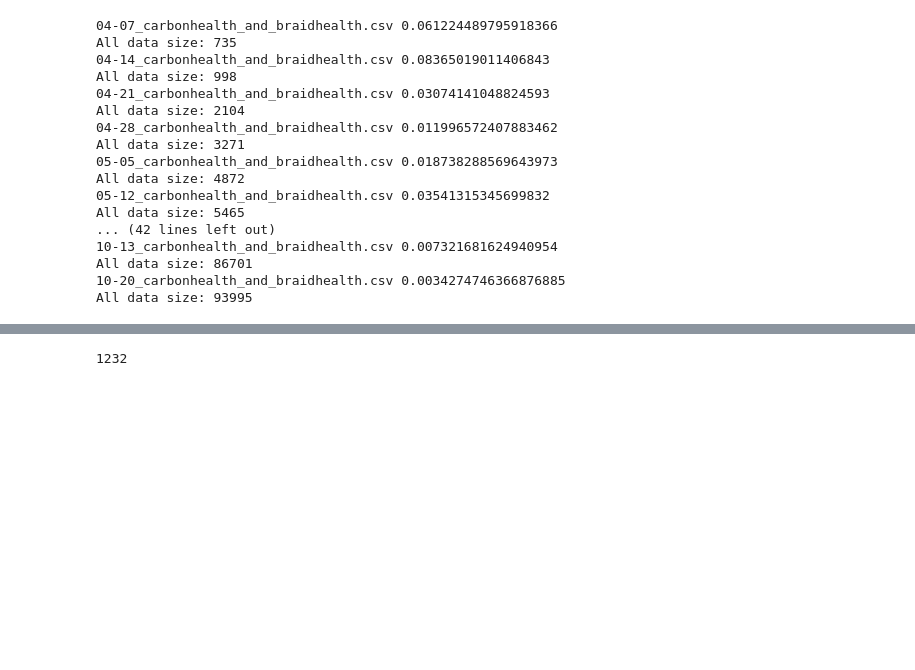
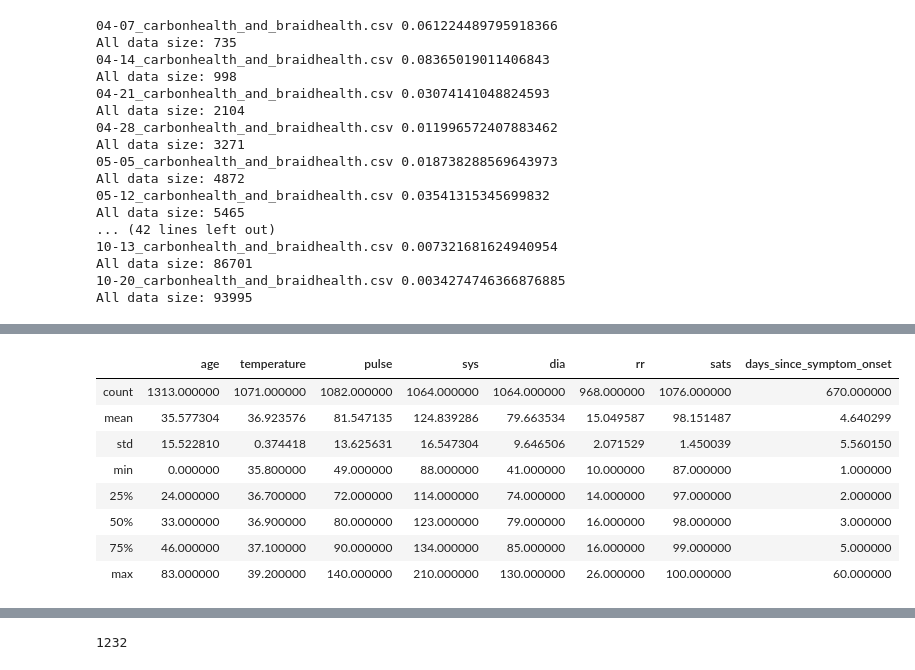
Before and after one commit to Sir-Slade/covidclinicaldata, a Jupyter notebook: notebooks/DataExploration_Jeshua.ipynb, the cells around one changed output, grey strips where cells are left out. Saved outputs shown, nothing was run; the diff lists cells and outputs as text; code cells hidden in the pictures; blank space fills up the shorter version.

```diff
--- a/notebooks/DataExploration_Jeshua.ipynb
+++ b/notebooks/DataExploration_Jeshua.ipynb
@@ -77,0 +164,4 @@ memory usage: 33.2+ MB
+# %%
+#Positive data info
+positive_data = all_data[all_data["covid19_test_results"] == "Positive"]
+positive_data.info()
@@ -118,0 +265,12 @@ dtype: int64
+# %%
+positive_data.describe()
+# %% [output]
+|  | age | temperature | pulse | sys | dia | rr | sats | days_since_symptom_onset |
+| count | 1313.000000 | 1071.000000 | 1082.000000 | 1064.000000 | 1064.000000 | 968.000000 | 1076.000000 | 670.000000 |
+| mean | 35.577304 | 36.923576 | 81.547135 | 124.839286 | 79.663534 | 15.049587 | 98.151487 | 4.640299 |
+| std | 15.522810 | 0.374418 | 13.625631 | 16.547304 | 9.646506 | 2.071529 | 1.450039 | 5.560150 |
+| min | 0.000000 | 35.800000 | 49.000000 | 88.000000 | 41.000000 | 10.000000 | 87.000000 | 1.000000 |
+| 25% | 24.000000 | 36.700000 | 72.000000 | 114.000000 | 74.000000 | 14.000000 | 97.000000 | 2.000000 |
+| 50% | 33.000000 | 36.900000 | 80.000000 | 123.000000 | 79.000000 | 16.000000 | 98.000000 | 3.000000 |
+| 75% | 46.000000 | 37.100000 | 90.000000 | 134.000000 | 85.000000 | 16.000000 | 99.000000 | 5.000000 |
+| max | 83.000000 | 39.200000 | 140.000000 | 210.000000 | 130.000000 | 26.000000 | 100.000000 | 60.000000 |
```
Also changed, not shown: parts of 30 cells of this notebook.
